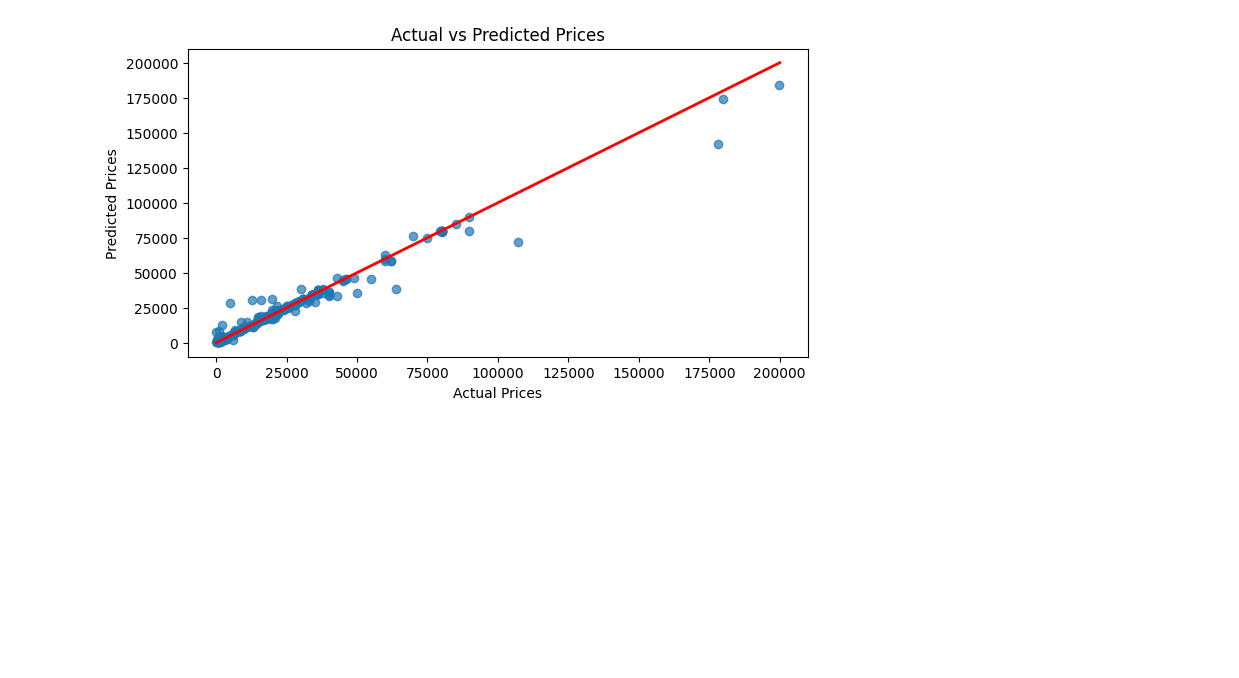
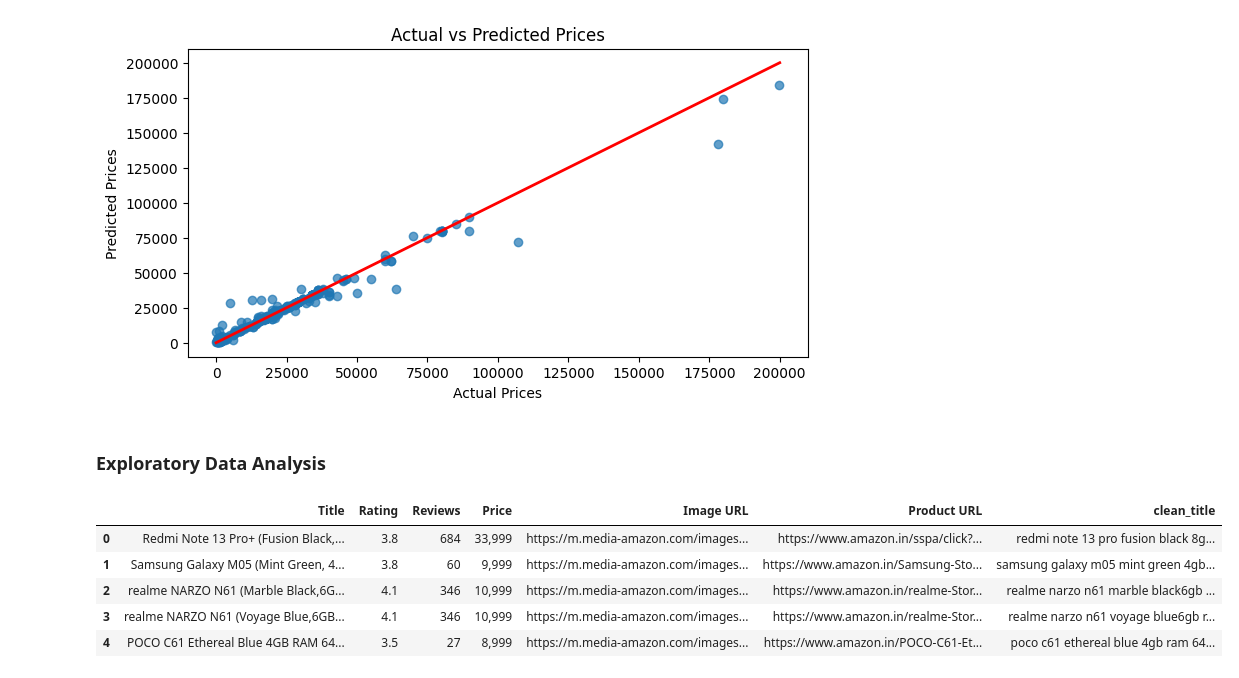
Before and after one commit to deborahfaras/NLP, a Jupyter notebook: phone_prediction.ipynb, the cells around one changed output. Saved outputs shown, nothing was run; the diff lists cells and outputs as text; code cells hidden in the pictures; blank space fills up the shorter version.

```diff
--- a/phone_prediction.ipynb
+++ b/phone_prediction.ipynb
@@ -140,3 +138,36 @@ plt.plot([y.min(), y.max()], [y.min(), y.max()], color='red', lw=2)  # Line for
 plt.show()
 # %% [output]
 [figure]
+# %% [markdown]
+### Exploratory Data Analysis
+# %%
+import pandas as pd
+import numpy as np
+import re
+from sklearn.feature_extraction.text import ENGLISH_STOP_WORDS
+from nltk.tokenize import word_tokenize
+from nltk.corpus import stopwords
+from nltk.stem import PorterStemmer
+
+# Load the dataset
+data = pd.read_csv('dataset.csv')
+
+# Clean text function
+def clean_text(text):
+    text = re.sub(r'[^\w\s]', '', text)  # Remove punctuation
+    text = text.lower()  # Convert to lowercase
+    tokens = word_tokenize(text)  # Tokenize
+    tokens = [word for word in tokens if word not in ENGLISH_STOP_WORDS]  # Remove stopwords
+    #ps = PorterStemmer()  # Initialize stemmer
+    #tokens = [ps.stem(word) for word in tokens]  # Stem words
+    return ' '.join(tokens)
+
+data['clean_title'] = data['Title'].apply(clean_text)
+data.head()
+# %% [output]
+|  | Title | Rating | Reviews | Price | Image URL | Product URL | clean_title |
+| 0 | Redmi Note 13 Pro+ (Fusion Black,... | 3.8 | 684 | 33,999 | https://m.media-amazon.com/images... | https://www.amazon.in/sspa/click?... | redmi note 13 pro fusion black 8g... |
+| 1 | Samsung Galaxy M05 (Mint Green, 4... | 3.8 | 60 | 9,999 | https://m.media-amazon.com/images... | https://www.amazon.in/Samsung-Sto... | samsung galaxy m05 mint green 4gb... |
+| 2 | realme NARZO N61 (Marble Black,6G... | 4.1 | 346 | 10,999 | https://m.media-amazon.com/images... | https://www.amazon.in/realme-Stor... | realme narzo n61 marble black6gb ... |
+| 3 | realme NARZO N61 (Voyage Blue,6GB... | 4.1 | 346 | 10,999 | https://m.media-amazon.com/images... | https://www.amazon.in/realme-Stor... | realme narzo n61 voyage blue6gb r... |
+| 4 | POCO C61 Ethereal Blue 4GB RAM 64... | 3.5 | 27 | 8,999 | https://m.media-amazon.com/images... | https://www.amazon.in/POCO-C61-Et... | poco c61 ethereal blue 4gb ram 64... |
```
Also changed, not shown: parts of 5 cells of this notebook.
